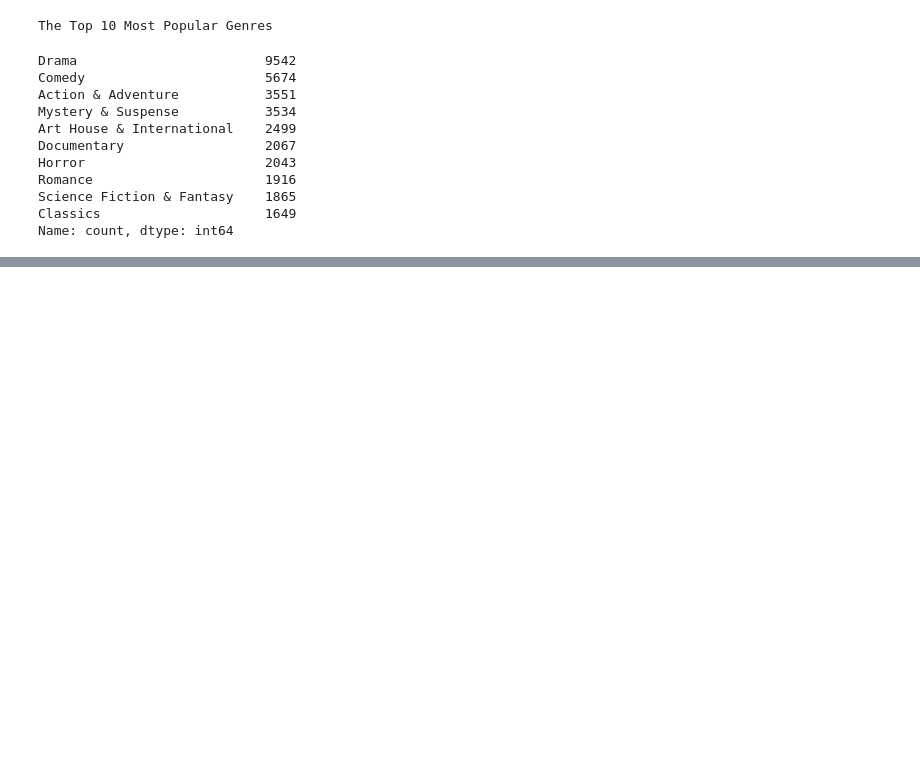
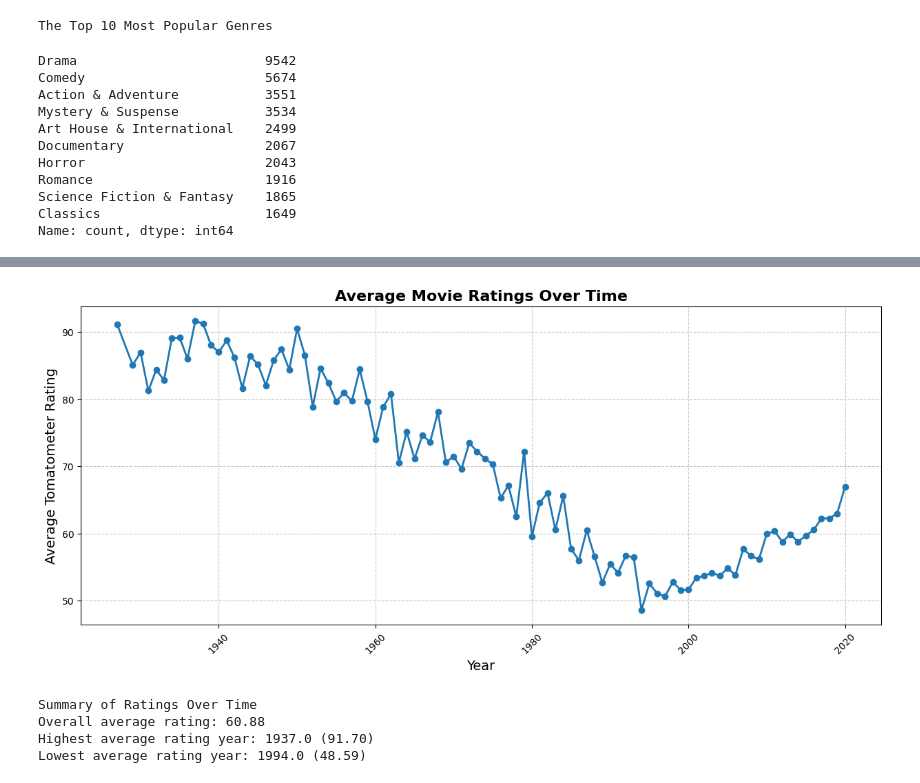
Before and after one commit to nice-bills/Rotten-Tomatoes-Analysis, a Jupyter notebook: movie_review.ipynb, the cells around one changed output, grey strips where cells are left out. Cells and saved outputs as stored; diff of their text form; code cells hidden in the pictures; blank space fills up the shorter version.

```diff
--- a/movie_review.ipynb
+++ b/movie_review.ipynb
@@ -70,0 +90,29 @@ Name: count, dtype: int64
+# %%
+# Changing the release date to a datetime object and extracting the year
+rotten_tomatoes["year"] = pd.to_datetime(rotten_tomatoes["original_release_date"]).dt.year
+
+# Grouping by year and calculating the mean and count of tomatometer ratings
+yearly_ratings = rotten_tomatoes.groupby("year")["tomatometer_rating"].agg(["mean", "count"]).reset_index()
+
+# Filtering years with at least 10 movies
+yearly_ratings = yearly_ratings[yearly_ratings["count"] >= 10]
+# %%
+plt.figure(figsize=(15, 6))
+plt.plot(yearly_ratings["year"], yearly_ratings['mean'], marker='o', linestyle='-', linewidth=2)
+plt.title('Average Movie Ratings Over Time', fontsize= 16, fontweight= "bold")
+plt.xlabel('Year', fontsize= 14)
+plt.ylabel('Average Tomatometer Rating', fontsize= 14)
+plt.grid(True, linestyle='--', alpha=0.7)
+plt.xticks(rotation=45);
+# %% [output]
+[figure, added]
+# %%
+print("\nSummary of Ratings Over Time")
+print(f"Overall average rating: {rotten_tomatoes['tomatometer_rating'].mean():.2f}")
+print(f"Highest average rating year: {yearly_ratings.loc[yearly_ratings['mean'].idxmax(), 'year']} ({yearly_ratings['mean'].max():.2f})")
+print(f"Lowest average rating year: {yearly_ratings.loc[yearly_ratings['mean'].idxmin(), 'year']} ({yearly_ratings['mean'].min():.2f})")
+# %% [output]
+Summary of Ratings Over Time
+Overall average rating: 60.88
+Highest average rating year: 1937.0 (91.70)
+Lowest average rating year: 1994.0 (48.59)
```
Also changed, not shown: parts of 4 cells of this notebook.
